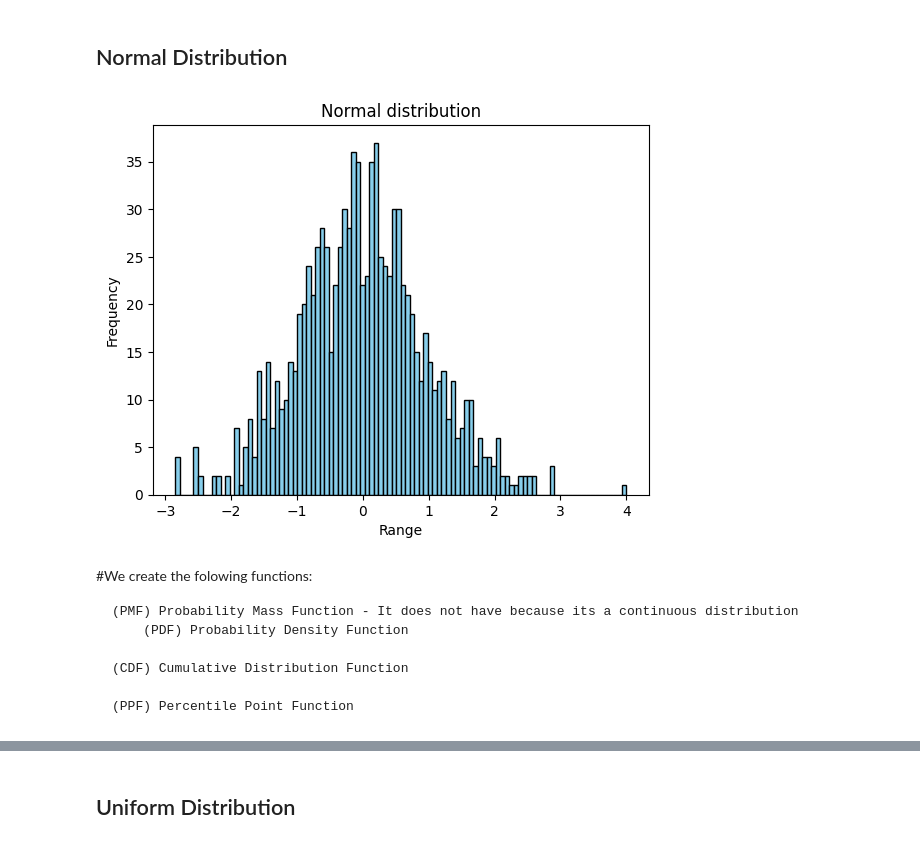
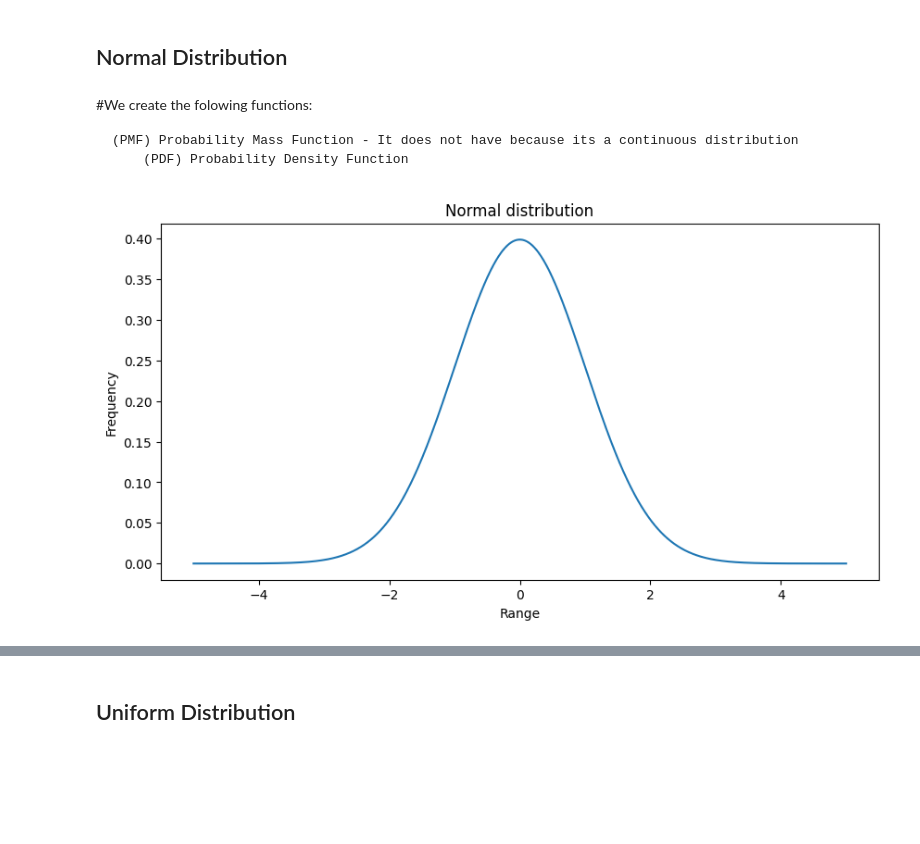
Before and after one commit to gutierenmanuel/probability-distribution-exercises-project-with-python, a Jupyter notebook: notebook/problems.ipynb, the cells around one changed output, grey strips where cells are left out. Cells and saved outputs as stored; diff of their text form; code cells hidden in the pictures; blank space fills up the shorter version.

Commit message:
two charts updated

```diff
--- a/notebook/problems.ipynb
+++ b/notebook/problems.ipynb
@@ -99,53 +99,34 @@ sigma = 1  # Standar Deviation
 sample_size = 1000
 random_normal_data = stats.norm.rvs(loc=mu, scale=sigma, size=sample_size)
 
-# Graphic the normal distribution
-plt.hist(random_normal_data, bins=100, color='skyblue', edgecolor='black')
-
-# Personalizate the graphic
-plt.title('Normal distribution')
-plt.xlabel('Range')
-plt.ylabel('Frequency')
-
-# Show the histogram
-plt.show()
+# Create a line to pass the function to normalize on the graph
+data = np.linspace(-5, 5, sample_size)
+pdf = stats.norm.pdf(data)
-# %% [output]
-[figure, removed]
 # %% [markdown]
 #We create the folowing functions:
 
     (PMF) Probability Mass Function - It does not have because its a continuous distribution
         (PDF) Probability Density Function
-
-    (CDF) Cumulative Distribution Function
-
-    (PPF) Percentile Point Function
 # %%
 def pdf_normal(x_values, loc=mu, scale=sigma):
 
     #Calcule the probability density function
 
     pdf = stats.norm.pdf(x_values, loc=mu, scale=sigma)
     return pdf
 
-pdf_values_norm = pdf_normal(random_normal_data, mu, sigma)
+pdf_values_norm = pdf_normal(data, mu, sigma)
 
+# Graphic the normal distribution
+plt.figure(figsize = (10, 5))
+plt.plot(data, pdf_values_norm)
 
-def cdf_normal(x_values, loc=mu, scale=sigma):
+# Personalizate the graphic
+plt.title('Normal distribution')
+plt.xlabel('Range')
+plt.ylabel('Frequency')
 
-    #Calcule the cumulative distribution function
-
-    cdf = stats.norm.cdf(x_values, loc=mu, scale=sigma)
-    return cdf
-
-cdf_values_norm = cdf_normal(random_normal_data, mu, sigma)
-
-
-def ppf_normal(probability, mu, sigma):
-
-    #Calcule the percentile point function
-
-    ppf = stats.norm.ppf(probability, loc=mu, scale=sigma)
-    return ppf
-
-ppf_values_norm = ppf_normal(random_normal_data, mu, sigma)
+# Show the histogram
+plt.show()
+# %% [output]
+[figure, added]
```
Also changed, not shown: parts of 4 cells of this notebook.
